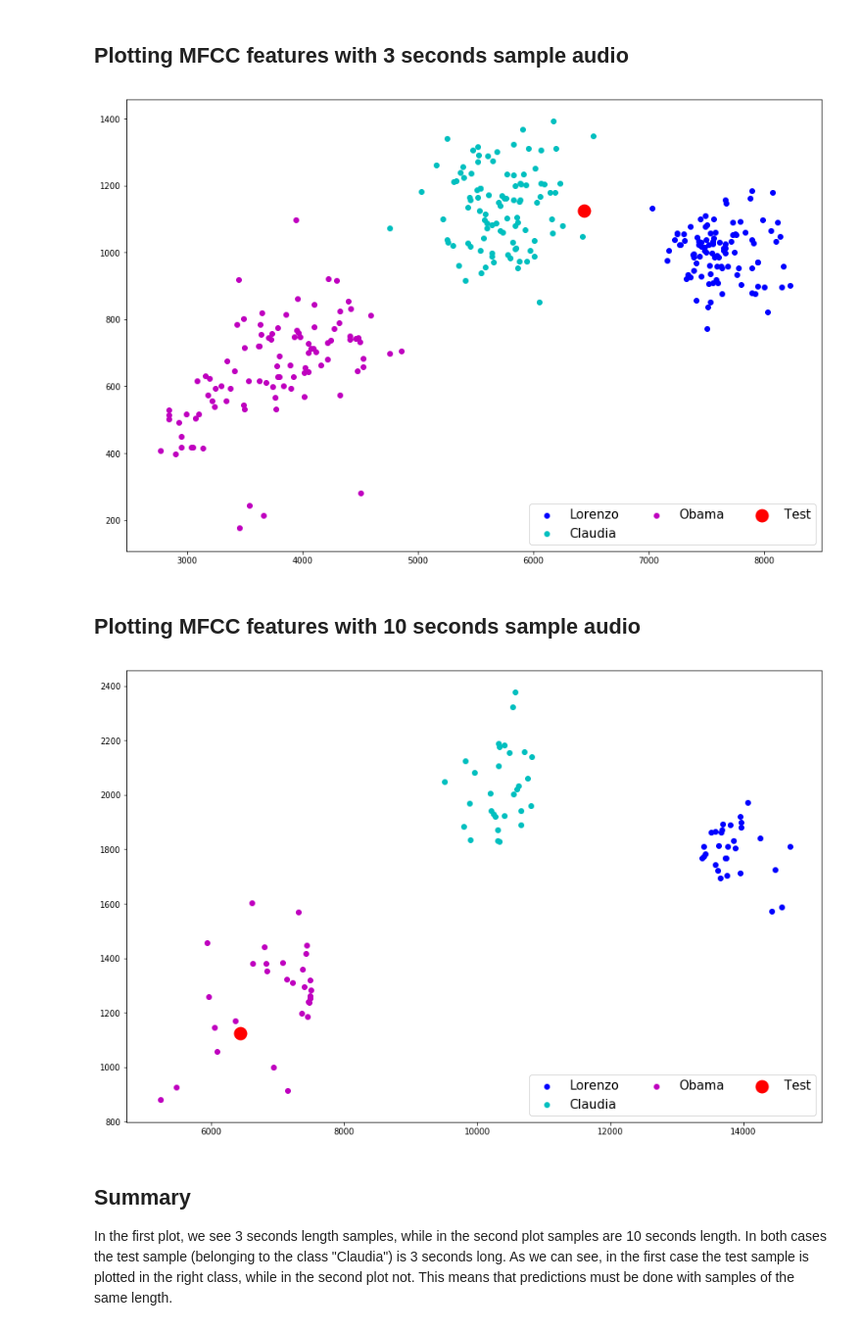
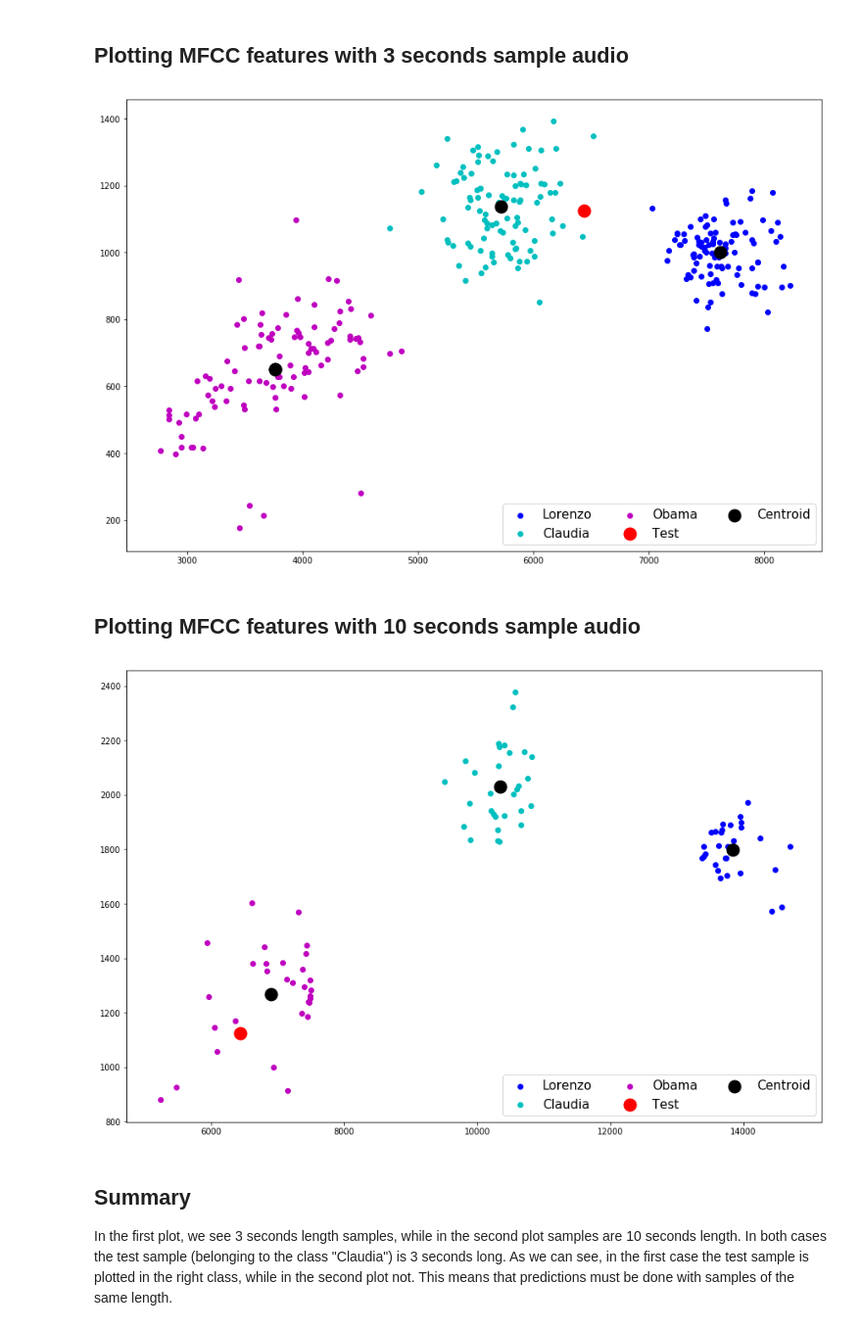
Before and after one commit to lorenzoferrante/Voice_Classifier, a Jupyter notebook: plot.ipynb, the cells around one changed output. Shown at 98% size. Drawn from its saved outputs; the diff is of its cells as text; code cells hidden in the pictures.

```diff
--- a/plot.ipynb
+++ b/plot.ipynb
@@ -31,6 +31,13 @@ def cut_audio_file(audio_file, path):
         cutted = audio_file[start:five_seconds]
         name = path.format(i)
         cutted.export(name, format='mp3')
+
+def find_centeroid(arr):
+    arr = np.array(arr)
+    length = arr.shape[0]
+    sum_x = np.sum(arr[:, 0])
+    sum_y = np.sum(arr[:, 1])
+    return sum_x/length, sum_y/length
 # %%
 def wav_to_mfcc(file_path, n_mfcc=100):
     """
@@ -94,35 +101,44 @@ cut_audio_file(audio, './audio_data/obama_3_sec/obama_3_sec_{}.mp3')
 # %% [markdown]
 ## Plotting MFCC features with 3 seconds sample audio
 # %%
-colors = ['b', 'c', 'm', 'r']
+colors = ['b', 'c', 'm', 'r', 'b']
 
 data1 = reduce_mfcc_space(DATA_PATH + 'lorenzo_3_sec')
 data2 = reduce_mfcc_space(DATA_PATH + 'claudia_3_sec')
 data3 = reduce_mfcc_space(DATA_PATH + 'obama_3_sec')
+
+cent1 = find_centeroid(data1)
+cent2 = find_centeroid(data2)
+cent3 = find_centeroid(data3)
 
 test = single_audio_reduce_mfcc_space(TEST_PATH + 'claudia_test_3_sec.m4a')
 
 for point in data1:
     a = plt.scatter(point[0], point[1], marker='o', color=colors[0])
 
 for point in data2:
     b = plt.scatter(point[0], point[1], marker='o', color=colors[1])
 
+c = plt.scatter(cent3[0], cent3[1], marker='o', color='black', linewidths=10)
 for point in data3:
     c = plt.scatter(point[0], point[1], marker='o', color=colors[2])
 
 d = plt.scatter(test[0][0], test[0][1], marker='o', color=colors[3], linewidths=10)
 
-plt.legend((a, b, c, d),
-           ('Lorenzo', 'Claudia', 'Obama', 'Test'),
+e = plt.scatter(cent1[0], cent1[1], marker='o', color='black', linewidths=10)
+e = plt.scatter(cent2[0], cent2[1], marker='o', color='black', linewidths=10)
+e = plt.scatter(cent3[0], cent3[1], marker='o', color='black', linewidths=10)
+
+plt.legend((a, b, c, d, e),
+           ('Lorenzo', 'Claudia', 'Obama', 'Test', 'Centroid'),
            scatterpoints=1,
            loc='lower right',
            ncol=3,
            fontsize=15)
 
 plt.show()
 # %% [output]
-[figure, old version]
+[figure, new version]
 # %% [markdown]
 ## Plotting MFCC features with 10 seconds sample audio
 # %%
@@ -131,6 +147,10 @@ colors = ['b', 'c', 'm', 'r']
 data1 = reduce_mfcc_space(DATA_PATH + 'lorenzo')
 data2 = reduce_mfcc_space(DATA_PATH + 'claudia')
 data3 = reduce_mfcc_space(DATA_PATH + 'obama')
+
+cent1 = find_centeroid(data1)
+cent2 = find_centeroid(data2)
+cent3 = find_centeroid(data3)
 
 test = single_audio_reduce_mfcc_space(TEST_PATH + 'claudia_test_3_sec.m4a')
 
@@ -145,8 +165,12 @@ for point in data3:
 
 d = plt.scatter(test[0][0], test[0][1], marker='o', color=colors[3], linewidths=10)
 
-plt.legend((a, b, c, d),
-           ('Lorenzo', 'Claudia', 'Obama', 'Test'),
+e = plt.scatter(cent1[0], cent1[1], marker='o', color='black', linewidths=10)
+e = plt.scatter(cent2[0], cent2[1], marker='o', color='black', linewidths=10)
+e = plt.scatter(cent3[0], cent3[1], marker='o', color='black', linewidths=10)
+
+plt.legend((a, b, c, d, e),
+           ('Lorenzo', 'Claudia', 'Obama', 'Test', 'Centroid'),
            scatterpoints=1,
            loc='lower right',
            ncol=3,
@@ -154,7 +178,7 @@ plt.legend((a, b, c, d),
 
 plt.show()
 # %% [output]
-[figure, old version]
+[figure, new version]
 # %% [markdown]
 ## Summary
 
```
Also changed, not shown: parts of 2 cells of this notebook.
